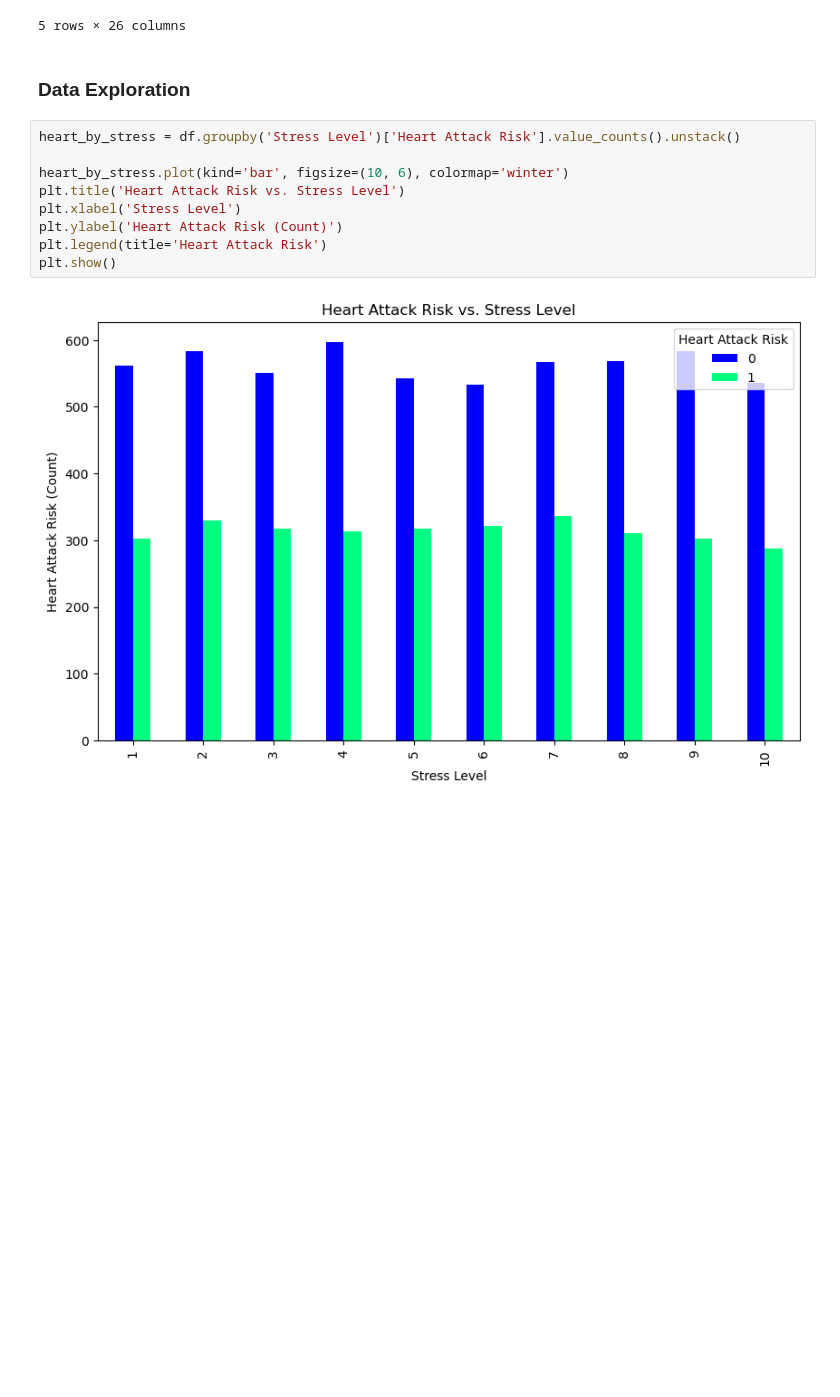
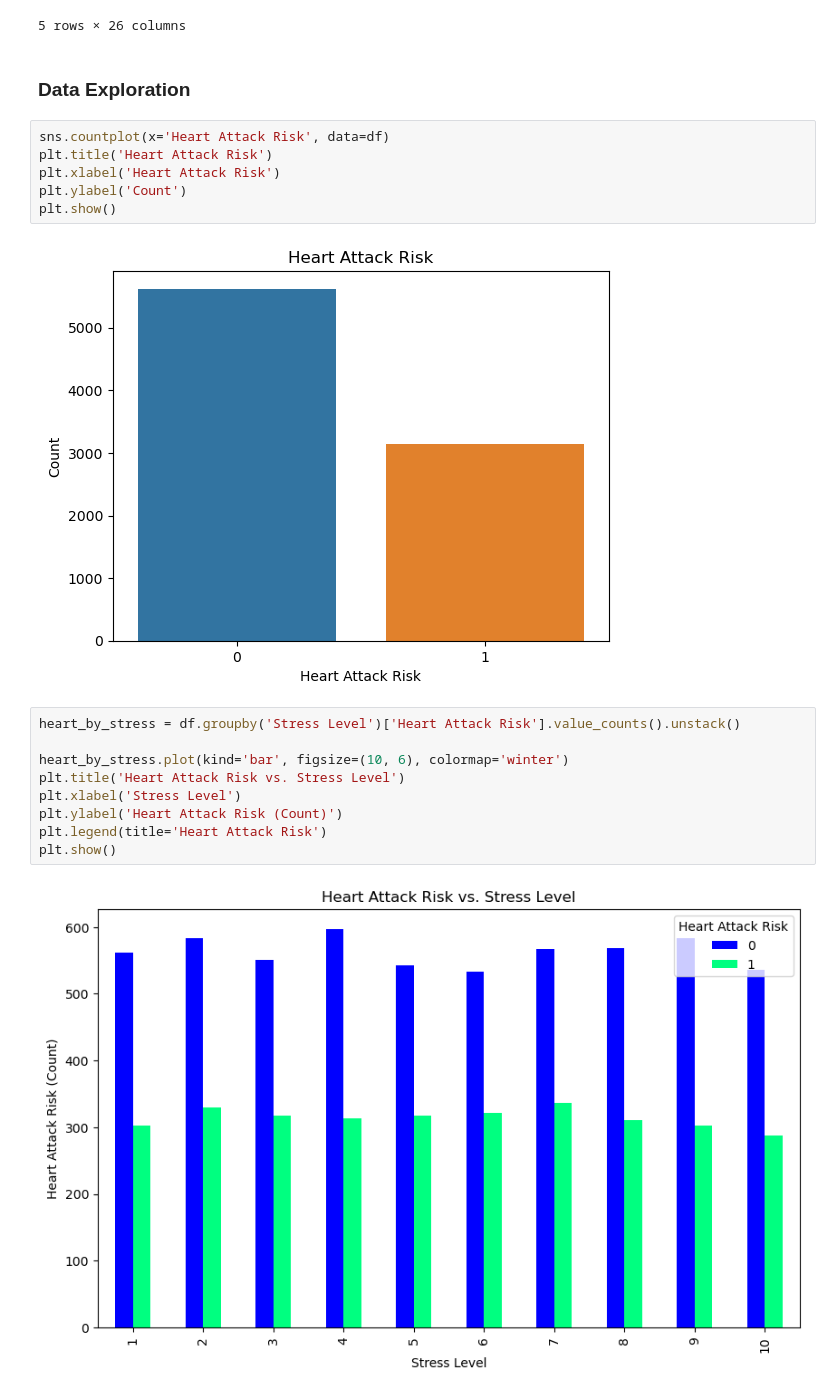
Before and after one commit to maddiejane25/Project-2, a Jupyter notebook: healthDataFinal.ipynb, the cells around one changed output. Saved outputs shown, nothing was run; the diff lists cells and outputs as text; blank space fills up the shorter version.

Commit message:
dist graph

```diff
--- a/healthDataFinal.ipynb
+++ b/healthDataFinal.ipynb
@@ -29,6 +30,14 @@ df.head()
 5 rows × 26 columns
 # %% [markdown]
 ### Data Exploration
+# %%
+sns.countplot(x='Heart Attack Risk', data=df)
+plt.title('Heart Attack Risk')
+plt.xlabel('Heart Attack Risk')
+plt.ylabel('Count')
+plt.show()
+# %% [output]
+[figure, added]
 # %%
 heart_by_stress = df.groupby('Stress Level')['Heart Attack Risk'].value_counts().unstack()
 
```
Also changed, not shown: parts of 2 cells of this notebook.
